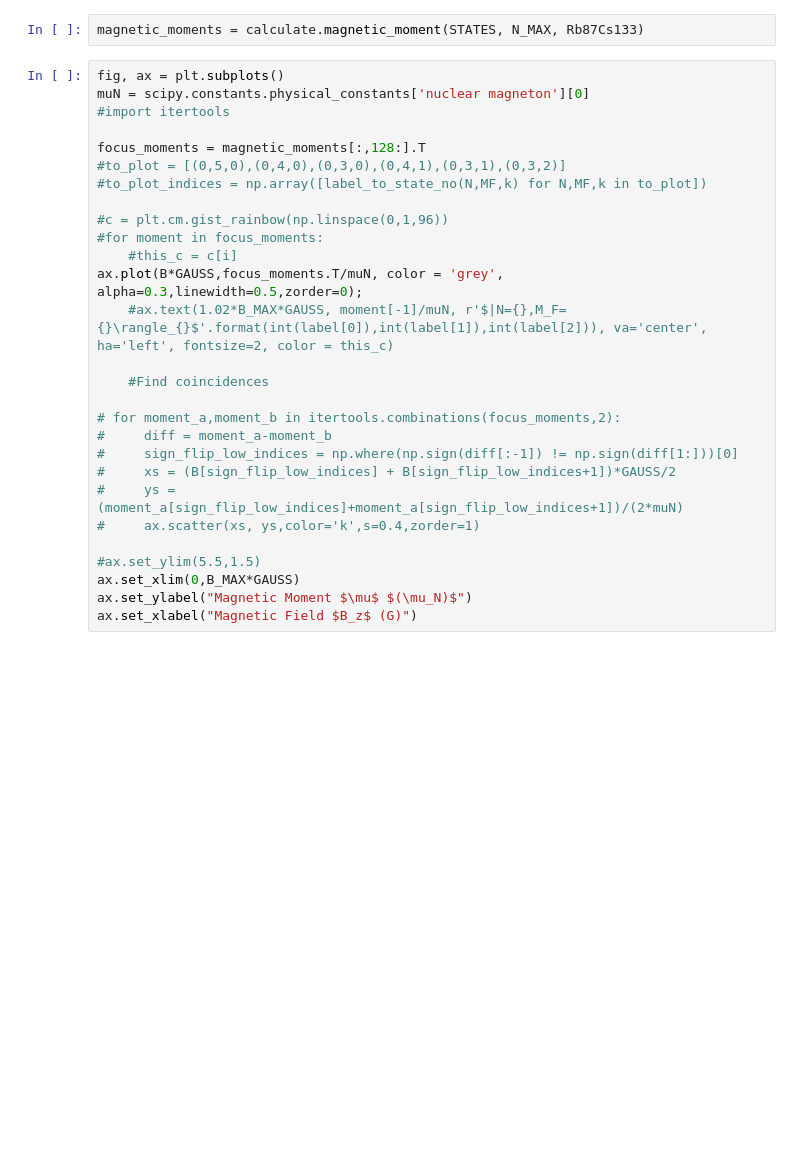
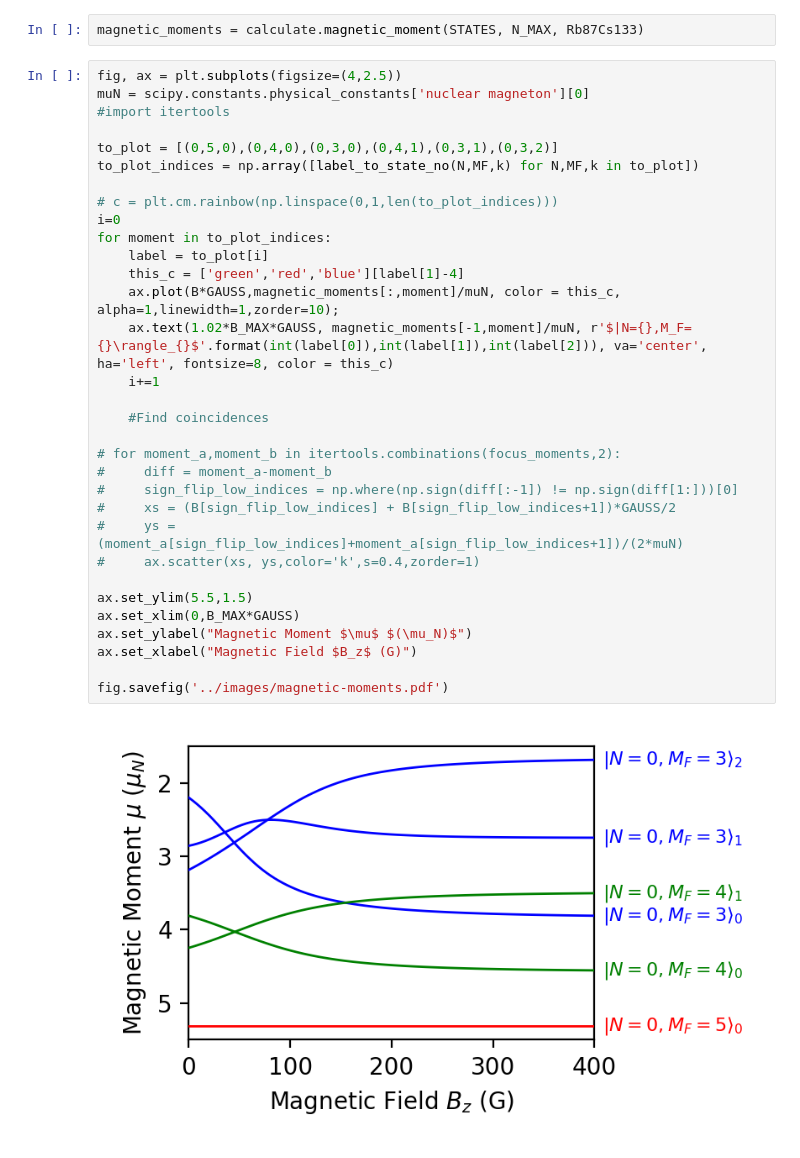
Before and after one commit to tomhepz/MolecularEnergyLevels, a Jupyter notebook: notebooks/diatom-zeeman.ipynb, the cells around one changed output. Drawn from its saved outputs; the diff is of its cells as text; blank space fills up the shorter version.

```diff
--- a/notebooks/diatom-zeeman.ipynb
+++ b/notebooks/diatom-zeeman.ipynb
@@ -809,30 +809,36 @@ for v, axrow in enumerate(axs):
 # %%
 magnetic_moments = calculate.magnetic_moment(STATES, N_MAX, Rb87Cs133)
 # %%
-fig, ax = plt.subplots()
+fig, ax = plt.subplots(figsize=(4,2.5))
 muN = scipy.constants.physical_constants['nuclear magneton'][0]
 #import itertools
 
-focus_moments = magnetic_moments[:,128:].T
-#to_plot = [(0,5,0),(0,4,0),(0,3,0),(0,4,1),(0,3,1),(0,3,2)]
-#to_plot_indices = np.array([label_to_state_no(N,MF,k) for N,MF,k in to_plot])
+to_plot = [(0,5,0),(0,4,0),(0,3,0),(0,4,1),(0,3,1),(0,3,2)]
+to_plot_indices = np.array([label_to_state_no(N,MF,k) for N,MF,k in to_plot])
 
-#c = plt.cm.gist_rainbow(np.linspace(0,1,96))
-#for moment in focus_moments:
-    #this_c = c[i]
-ax.plot(B*GAUSS,focus_moments.T/muN, color = 'grey', alpha=0.3,linewidth=0.5,zorder=0);
-    #ax.text(1.02*B_MAX*GAUSS, moment[-1]/muN, r'$|N={},M_F={}\rangle_{}$'.format(int(label[0]),int(label[1]),int(label[2])), va='center', ha='left', fontsize=2, color = this_c)
+# c = plt.cm.rainbow(np.linspace(0,1,len(to_plot_indices)))
+i=0
+for moment in to_plot_indices:
+    label = to_plot[i]
+    this_c = ['green','red','blue'][label[1]-4]
+    ax.plot(B*GAUSS,magnetic_moments[:,moment]/muN, color = this_c, alpha=1,linewidth=1,zorder=10);
+    ax.text(1.02*B_MAX*GAUSS, magnetic_moments[-1,moment]/muN, r'$|N={},M_F={}\rangle_{}$'.format(int(label[0]),int(label[1]),int(label[2])), va='center', ha='left', fontsize=8, color = this_c)
+    i+=1
 
     #Find coincidences
 
 # for moment_a,moment_b in itertools.combinations(focus_moments,2):
 #     diff = moment_a-moment_b
 #     sign_flip_low_indices = np.where(np.sign(diff[:-1]) != np.sign(diff[1:]))[0]
 #     xs = (B[sign_flip_low_indices] + B[sign_flip_low_indices+1])*GAUSS/2
 #     ys = (moment_a[sign_flip_low_indices]+moment_a[sign_flip_low_indices+1])/(2*muN)
 #     ax.scatter(xs, ys,color='k',s=0.4,zorder=1)
 
-#ax.set_ylim(5.5,1.5)
+ax.set_ylim(5.5,1.5)
 ax.set_xlim(0,B_MAX*GAUSS)
 ax.set_ylabel("Magnetic Moment $\mu$ $(\mu_N)$")
 ax.set_xlabel("Magnetic Field $B_z$ (G)")
+
+fig.savefig('../images/magnetic-moments.pdf')
+# %% [output]
+[figure, added]
```
Also changed, not shown: 10 other files.
